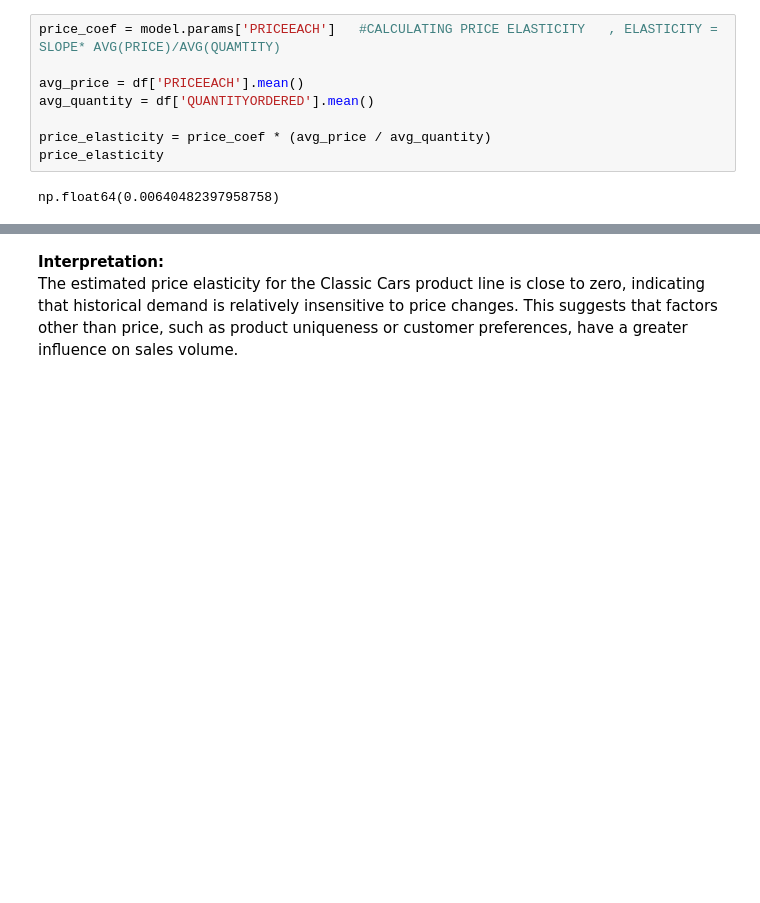
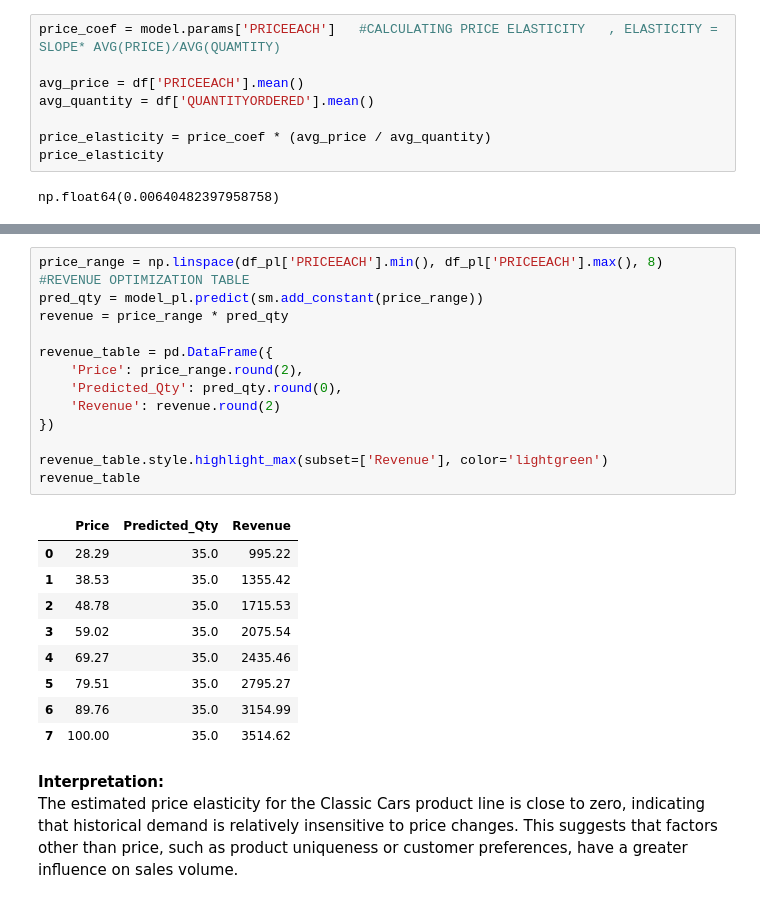
Before and after one commit to Riya2236971/price-optimization-analysis, a Jupyter notebook: price_optimization_analysis_task.ipynb, the cells around one changed output, grey strips where cells are left out. Drawn from its saved outputs; the diff is of its cells as text; blank space fills up the shorter version.

```diff
--- a/price_optimization_analysis_task.ipynb
+++ b/price_optimization_analysis_task.ipynb
@@ -154,6 +174,29 @@ Covariance Type:            nonrobust
 Notes:
 [1] Standard Errors assume that the covariance matrix of the errors is correctly specified.
 np.float64(-0.0011426525358160793)
+# %%
+price_range = np.linspace(df_pl['PRICEEACH'].min(), df_pl['PRICEEACH'].max(), 8)  #REVENUE OPTIMIZATION TABLE
+pred_qty = model_pl.predict(sm.add_constant(price_range))
+revenue = price_range * pred_qty
+
+revenue_table = pd.DataFrame({
+    'Price': price_range.round(2),
+    'Predicted_Qty': pred_qty.round(0),
+    'Revenue': revenue.round(2)
+})
+
+revenue_table.style.highlight_max(subset=['Revenue'], color='lightgreen')
+revenue_table
+# %% [output]
+|  | Price | Predicted_Qty | Revenue |
+| 0 | 28.29 | 35.0 | 995.22 |
+| 1 | 38.53 | 35.0 | 1355.42 |
+| 2 | 48.78 | 35.0 | 1715.53 |
+| 3 | 59.02 | 35.0 | 2075.54 |
+| 4 | 69.27 | 35.0 | 2435.46 |
+| 5 | 79.51 | 35.0 | 2795.27 |
+| 6 | 89.76 | 35.0 | 3154.99 |
+| 7 | 100.00 | 35.0 | 3514.62 |
 # %% [markdown]
 **Interpretation:**
 The estimated price elasticity for the Classic Cars product line is close to zero, indicating that historical demand is relatively insensitive to price changes. This suggests that factors other than price, such as product uniqueness or customer preferences, have a greater influence on sales volume.
```
Also changed, not shown: parts of 9 cells of this notebook.
